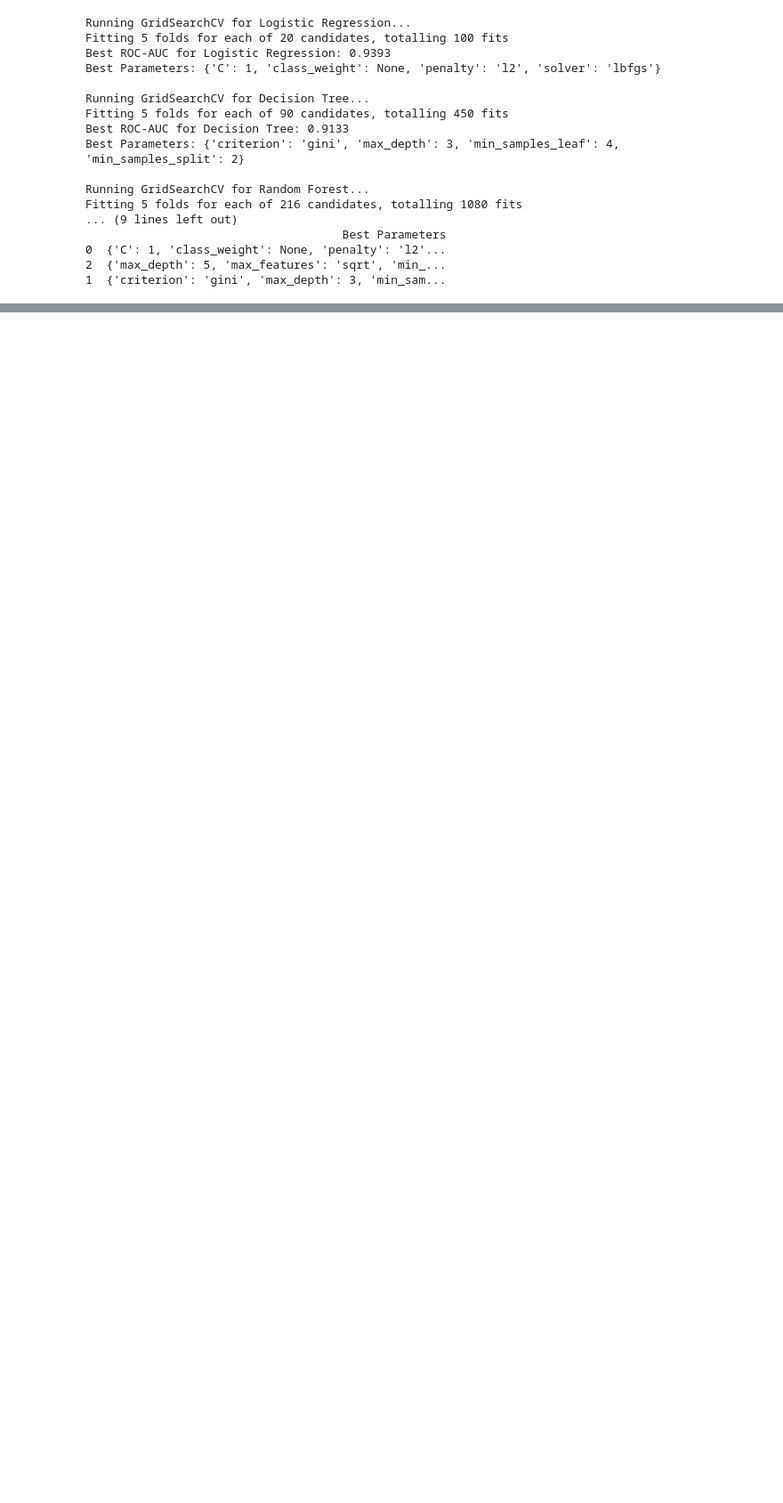
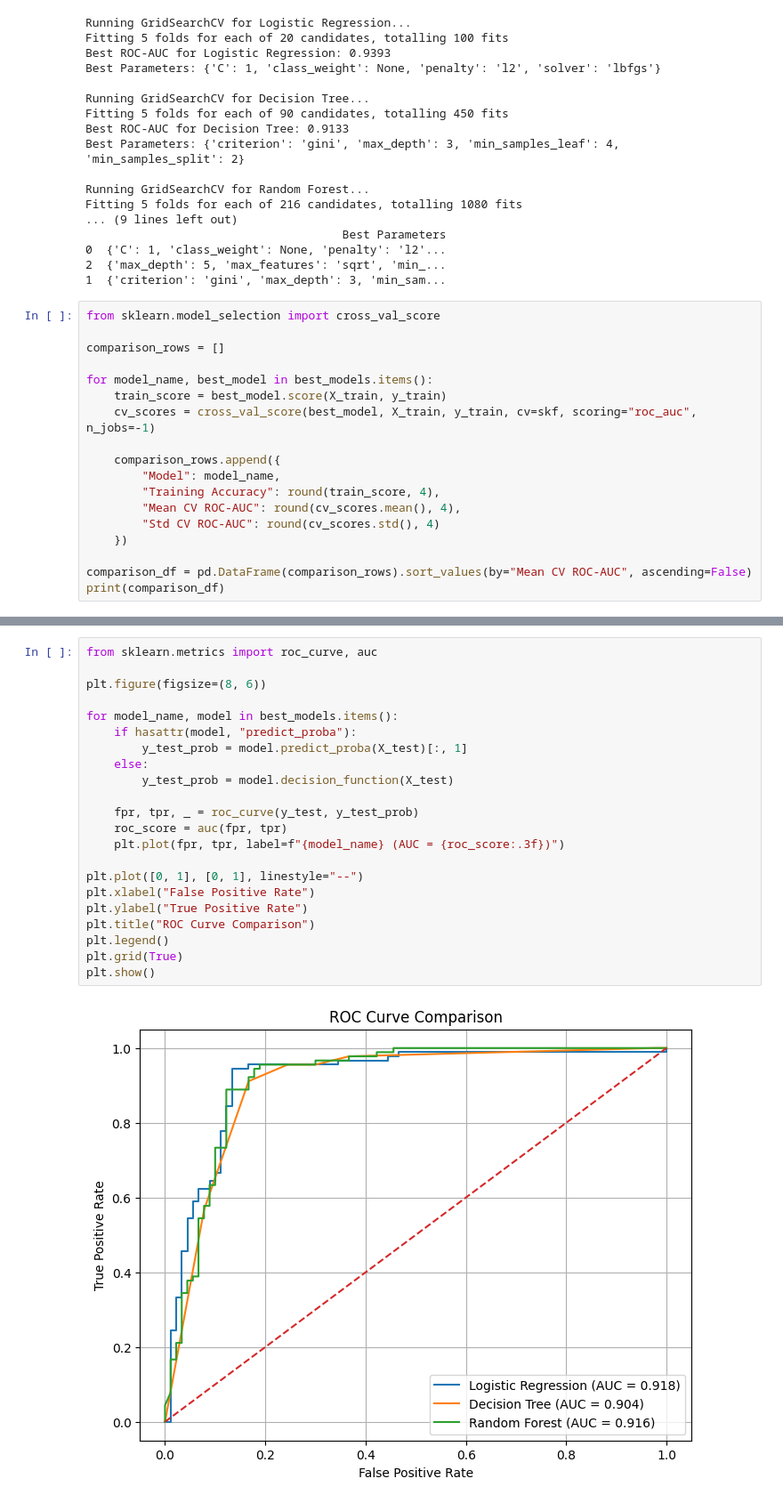
Before and after one commit to mulayvaibhav/agri_supply_chain_visual_inspection_system, a Jupyter notebook: ML_Assignment_1.ipynb, the cells around one changed output, grey strips where cells are left out. Shown at 89% size. Cells and saved outputs as stored; diff of their text form; blank space fills up the shorter version.

```diff
--- a/ML_Assignment_1.ipynb
+++ b/ML_Assignment_1.ipynb
@@ -876,3 +876,21 @@ Fitting 5 folds for each of 216 candidates, totalling 1080 fits
 0  {'C': 1, 'class_weight': None, 'penalty': 'l2'...
 2  {'max_depth': 5, 'max_features': 'sqrt', 'min_...
 1  {'criterion': 'gini', 'max_depth': 3, 'min_sam...
+# %%
+from sklearn.model_selection import cross_val_score
+
+comparison_rows = []
+
+for model_name, best_model in best_models.items():
+    train_score = best_model.score(X_train, y_train)
+    cv_scores = cross_val_score(best_model, X_train, y_train, cv=skf, scoring="roc_auc", n_jobs=-1)
+
+    comparison_rows.append({
+        "Model": model_name,
+        "Training Accuracy": round(train_score, 4),
+        "Mean CV ROC-AUC": round(cv_scores.mean(), 4),
+        "Std CV ROC-AUC": round(cv_scores.std(), 4)
+    })
+
+comparison_df = pd.DataFrame(comparison_rows).sort_values(by="Mean CV ROC-AUC", ascending=False)
+print(comparison_df)
@@ -878,0 +966,24 @@ Fitting 5 folds for each of 216 candidates, totalling 1080 fits
+# %%
+from sklearn.metrics import roc_curve, auc
+
+plt.figure(figsize=(8, 6))
+
+for model_name, model in best_models.items():
+    if hasattr(model, "predict_proba"):
+        y_test_prob = model.predict_proba(X_test)[:, 1]
+    else:
+        y_test_prob = model.decision_function(X_test)
+
+    fpr, tpr, _ = roc_curve(y_test, y_test_prob)
+    roc_score = auc(fpr, tpr)
+    plt.plot(fpr, tpr, label=f"{model_name} (AUC = {roc_score:.3f})")
+
+plt.plot([0, 1], [0, 1], linestyle="--")
+plt.xlabel("False Positive Rate")
+plt.ylabel("True Positive Rate")
+plt.title("ROC Curve Comparison")
+plt.legend()
+plt.grid(True)
+plt.show()
+# %% [output]
+[figure, added]
```
Also changed, not shown: parts of 16 cells of this notebook.
